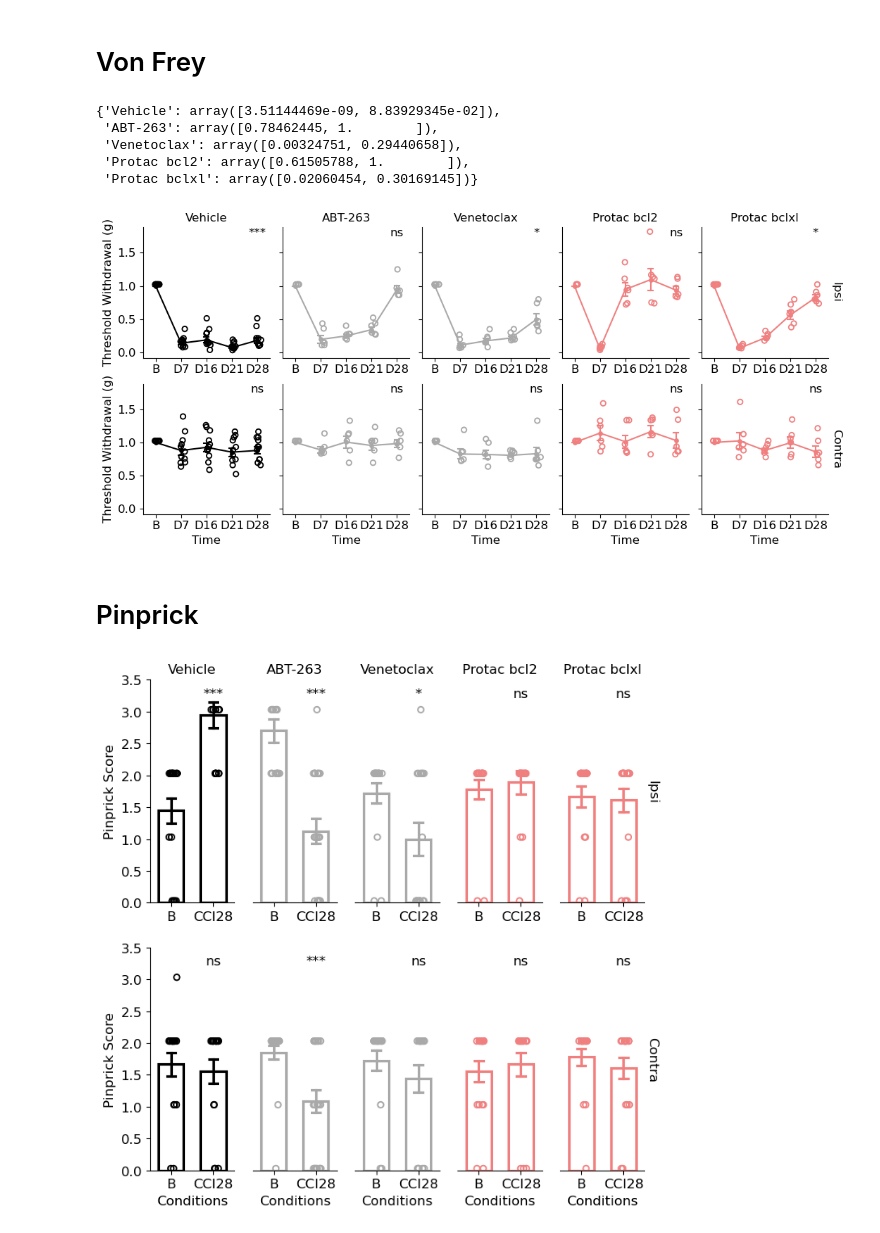
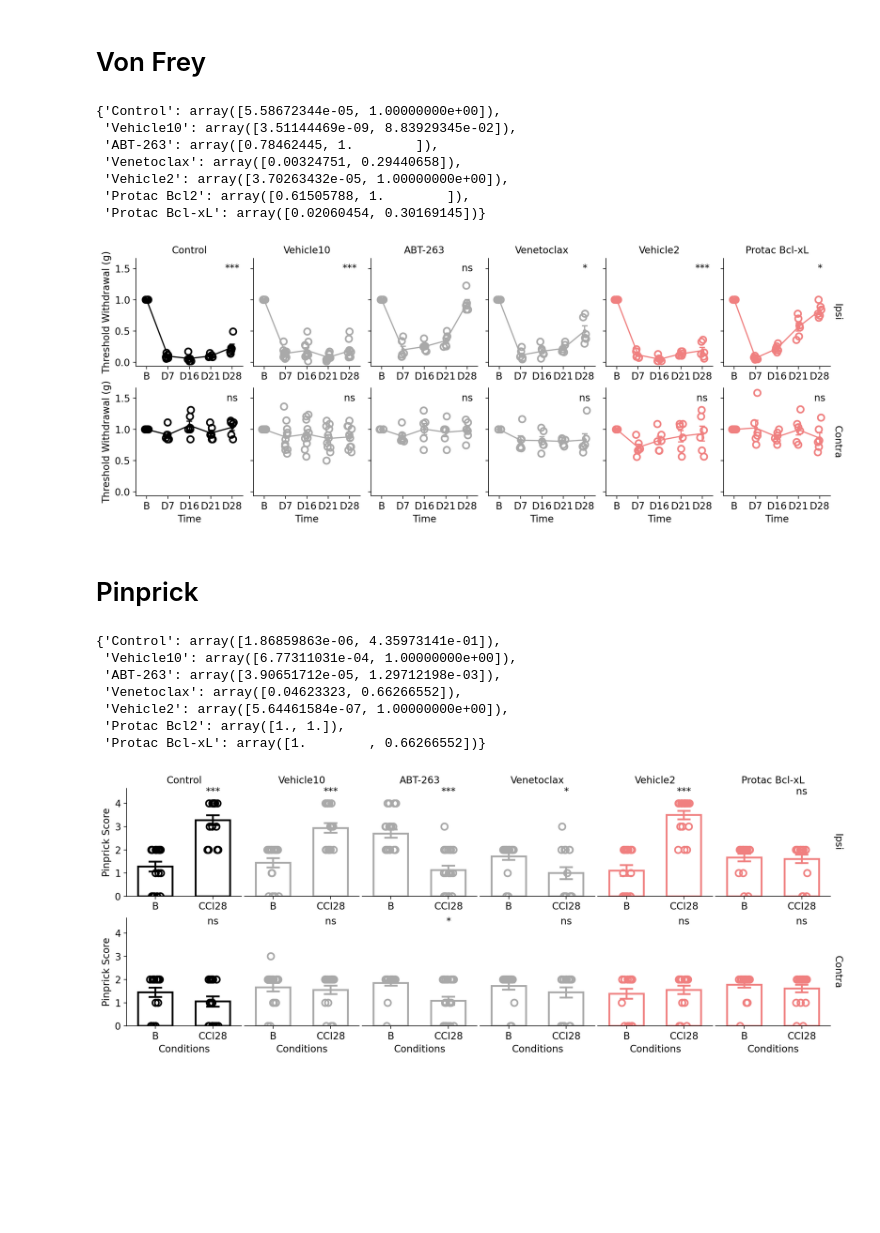
Before and after one commit to PrachTecha/Hadjab_iPain, a Jupyter notebook: IMG_BH_Blood/Notebook/02_BH1.ipynb, the cells around one changed output. Cells and saved outputs as stored; diff of their text form; code cells hidden in the pictures; blank space fills up the shorter version.

```diff
--- a/IMG_BH_Blood/Notebook/02_BH1.ipynb
+++ b/IMG_BH_Blood/Notebook/02_BH1.ipynb
@@ -8,20 +11,22 @@ from scipy import stats
 # %%
-cmap = {'Vehicle': '#000000',
- 'ABT-263': '#a9a9a9',
- 'Venetoclax': '#a9a9a9',
- 'Protac bcl2': '#f08080',
- 'Protac bclxl': '#f08080'}
+cmap = {
+    'Control': '#000000',
+    'Vehicle2': '#f08080',
+    'Vehicle10': '#a9a9a9',
+    'ABT-263': '#a9a9a9',
+    'Venetoclax': '#a9a9a9',
+    'Protac Bcl2': '#f08080',
+    'Protac Bcl-xL': '#f08080'
+    }
 # %% [markdown]
 # Von Frey
 # %%
-von = pd.read_excel('../data/bh_format.xlsx')
+von = pd.read_excel('../data/bh_format copy.xlsx')
 # %%
 von_long = von.melt(id_vars=['id','Drug','Side','aka'], value_vars=['baseline', 'CCI Day7', 'CCI Day16', 'CCI Day21', 'CCI Day28'], var_name='Time')
 von_long.aka = von_long.aka.str.replace(' ', '')
-von_long.aka = von_long.aka.astype('category').cat.reorder_categories(['Drug0','Drug1','Drug2','Drug3','Vehicle1','Vehicle2'])
-von_long.Drug = von_long.Drug.apply(lambda x: 'Vehicle' if x.startswith('Vehicle') else x)
-von_long.Drug = von_long.Drug.astype('category').cat.reorder_categories(['Vehicle','ABT-263','Venetoclax','P bcl2 deg1','P bcl2 deg2'])
-von_long.Drug = von_long.Drug.astype('category').cat.rename_categories({'P bcl2 deg1':'Protac bcl2','P bcl2 deg2':'Protac bclxl'})
+von_long.Drug = von_long.Drug.astype('category').cat.reorder_categories(['Control','Vehicle10','ABT-263','Venetoclax','Vehicle2','P bcl2 deg1','P bcl2 deg2'])
+von_long.Drug = von_long.Drug.astype('category').cat.rename_categories({'P bcl2 deg1':'Protac Bcl2','P bcl2 deg2':'Protac Bcl-xL'})
 # %%
 from statsmodels.stats.multitest import multipletests
 ttest={}
@@ -36,11 +41,13 @@ for d in von_long.Drug.cat.categories:
 # p-val of ipsi follows by contra
 ttest
 # %% [output]
-{'Vehicle': array([3.51144469e-09, 8.83929345e-02]),
+{'Control': array([5.58672344e-05, 1.00000000e+00]),
+ 'Vehicle10': array([3.51144469e-09, 8.83929345e-02]),
  'ABT-263': array([0.78462445, 1.        ]),
  'Venetoclax': array([0.00324751, 0.29440658]),
- 'Protac bcl2': array([0.61505788, 1.        ]),
- 'Protac bclxl': array([0.02060454, 0.30169145])}
+ 'Vehicle2': array([3.70263432e-05, 1.00000000e+00]),
+ 'Protac Bcl2': array([0.61505788, 1.        ]),
+ 'Protac Bcl-xL': array([0.02060454, 0.30169145])}
 # %%
 # define a function to calculate the min and max of the SEM
 def cal_sem(x:np.array):
@@ -53,28 +60,31 @@ def stat_not(x):
         return '*'
     else:
         return 'ns'
+# %%
+von_long = von_long[von_long.Drug != 'Protac Bcl2'].copy()
+von_long.Drug = von_long.Drug.cat.remove_unused_categories()
 # %%
 g = sns.catplot(x='Time', y='value', hue='Drug', data=von_long,
                 errorbar=cal_sem, kind='point',capsize=.2, palette=cmap,
                 height=2.5, linewidth=1.5, col="Drug", row='Side', aspect=0.9, margin_titles=True)
 g.map_dataframe(sns.stripplot, x='Time', y='value', hue='Drug', palette=cmap, zorder=1, dodge=False, marker="$\circ$", edgecolor="face", s=10)
 g.legend.set_visible(False)
 g.set_xticklabels(['B','D7','D16','D21','D28'])
 g.tick_params(labelsize=12)
 g.set_xlabels('Time', fontsize=12)
 g.set_ylabels('Threshold Withdrawal (g)', fontsize=12)
 g.set_titles(col_template="{col_name}", row_template="{row_name}", size=12)
 g.figure.subplots_adjust(hspace=0.2, wspace=0.1)
 for i,v in enumerate(g.axes):
     k = [ax.get_title() for ax in g.axes[0]]
     for j,ax in enumerate(v):
-        pval = ttest[k[j%5]][i]
-        ax.text(4, 1.8, stat_not(pval), ha='center', va='center', fontsize=12)
+        pval = ttest[k[j%7]][i]
+        ax.text(4, 1.5, stat_not(pval), ha='center', va='center', fontsize=12)
         ax.tick_params(labelbottom=True)
         ax.set_title(ax.get_title())
-g.savefig('/Users/pax/Library/CloudStorage/OneDrive-KarolinskaInstitutet/BHDrug_plots/bh_von_long.pdf', bbox_inches='tight', dpi=300)
+g.savefig('/Users/pax/Library/CloudStorage/OneDrive-KarolinskaInstitutet/BHDrug_plots/bh_von_long_new.pdf', bbox_inches='tight', dpi=300)
 # %% [output]
-[figure, old version]
+[figure, new version]
 # %% [markdown]
 # Pinprick
 # %%
@@ -102,2 +116,10 @@ ttest_new = {'ABT-263':np.array([8.85185142e-05, 3.61529942e-06])}
 # %%
-ttest_new.update(ttest)
+ttest_new
+# %% [output]
+{'Control': array([1.86859863e-06, 4.35973141e-01]),
+ 'Vehicle10': array([6.77311031e-04, 1.00000000e+00]),
+ 'ABT-263': array([3.90651712e-05, 1.29712198e-03]),
+ 'Venetoclax': array([0.04623323, 0.66266552]),
+ 'Vehicle2': array([5.64461584e-07, 1.00000000e+00]),
+ 'Protac Bcl2': array([1., 1.]),
+ 'Protac Bcl-xL': array([1.        , 0.66266552])}
@@ -107,10 +130,11 @@ pin_long.Drug = pin_long.Drug.astype('category').cat.reorder_categories(['Vehicl
 g = sns.catplot(x='Conditions', y='value', hue='Drug', data=pin_long,
                 dodge=False, palette=cmap, fill=False, width=0.6,
                 kind='bar',errorbar=cal_sem, capsize=.2,
-                row='Side', col='Drug',height=3.5, aspect=0.425, facet_kws=dict(ylim=(0,3.5)), margin_titles=True)
+                row='Side', col='Drug',height=2.5, aspect=0.9, facet_kws=dict(ylim=(0,4.65)), margin_titles=True)
 g.map_dataframe(sns.stripplot, x='Conditions', y='value', hue='Drug',
                 palette=cmap, zorder=1, marker="$\circ$", s=10)
 g.legend.set_visible(False)
+g.tight_layout(w_pad=0)
 g.set_xlabels('Conditions', fontsize=12)
 g.set_ylabels('Pinprick Score', fontsize=12)
 g.tick_params(labelsize=12)
@@ -120,12 +144,12 @@ g.figure.subplots_adjust(hspace=0.2)
 for i,v in enumerate(g.axes):
     k = [ax.get_title() for ax in g.axes[0]]
     for j,ax in enumerate(v):
-        if j not in [0,5]:
+        if j not in [0,7]:
             ax.spines['left'].set_visible(False)
             ax.tick_params(left=False)
-        pval = ttest_new[k[j%5]][i]
-        ax.text(1, 3.28, stat_not(pval), ha='center', va='center', fontsize=12)
+        pval = ttest_new[k[j%7]][i]
+        ax.text(1, 4.5, stat_not(pval), ha='center', va='center', fontsize=12)
         ax.tick_params(labelbottom=True)
-g.savefig('/Users/pax/Library/CloudStorage/OneDrive-KarolinskaInstitutet/BHDrug_plots/bh_pin_long.pdf', bbox_inches='tight', dpi=300)
+g.savefig('/Users/pax/Library/CloudStorage/OneDrive-KarolinskaInstitutet/BHDrug_plots/bh_pin_long_new.pdf', bbox_inches='tight', dpi=300)
 # %% [output]
-[figure, old version]
+[figure, new version]
```
Also changed, not shown: parts of 8 cells of this notebook, 5 other files.
